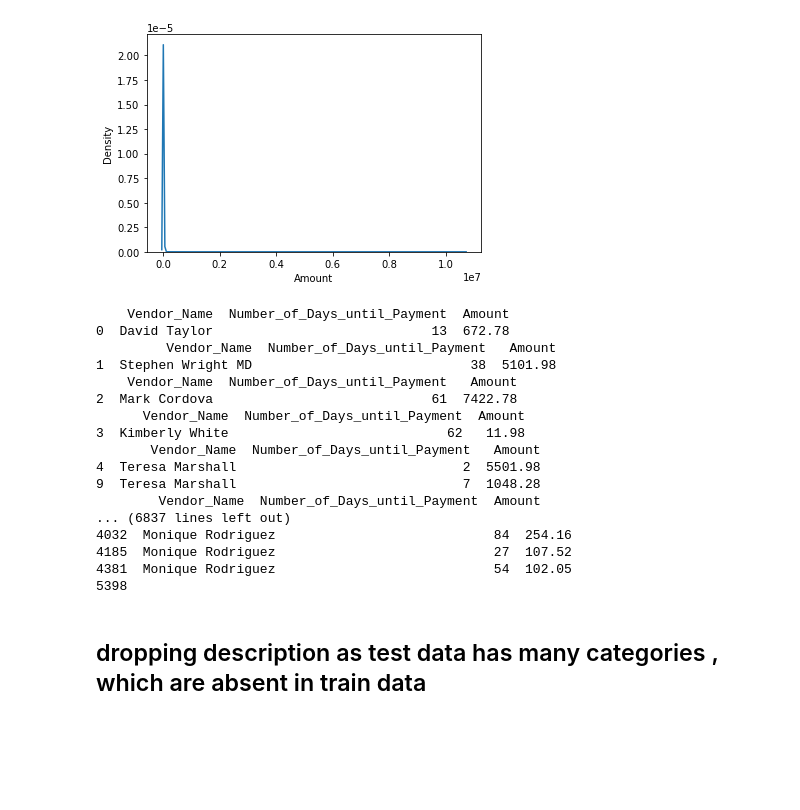
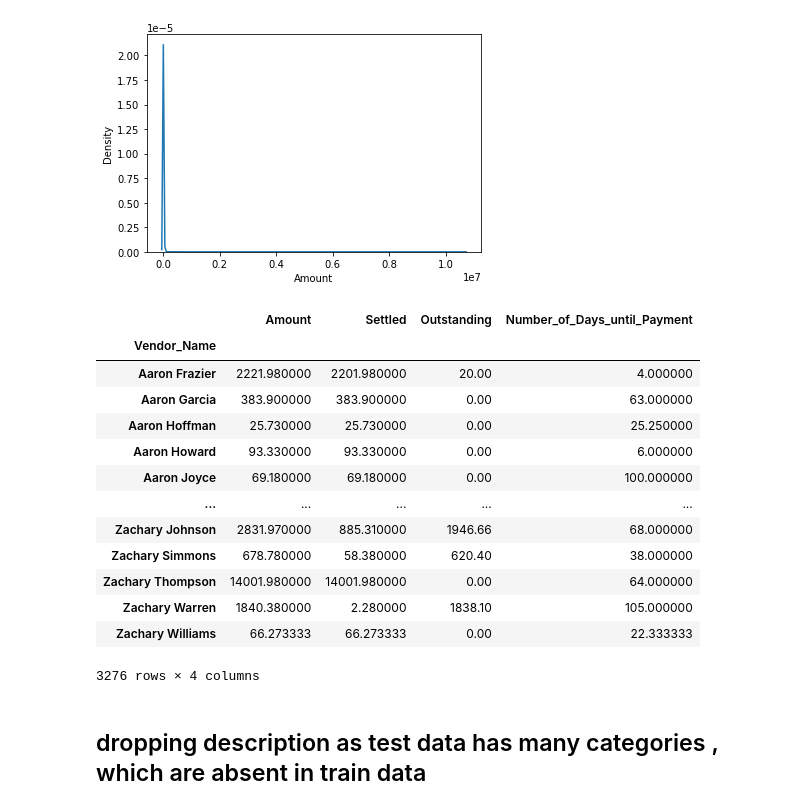
Before and after one commit to Dcoder422/Cassandra-Final-Round-UDYAM-22, a Jupyter notebook: Cassandra_final_round.ipynb, the cells around one changed output. Saved outputs shown, nothing was run; the diff lists cells and outputs as text; code cells hidden in the pictures; blank space fills up the shorter version.

```diff
--- a/Cassandra_final_round.ipynb
+++ b/Cassandra_final_round.ipynb
@@ -32,27 +32,23 @@ sns.kdeplot(df_train['Amount'])
 # %% [output]
 <AxesSubplot:xlabel='Amount', ylabel='Density'>
 [figure]
-# %%
-for i in df_train['Vendor_Name'].unique():
-    print(df_train.loc[df_train['Vendor_Name']==i, ['Vendor_Name','Number_of_Days_until_Payment','Amount']])
-# %% [output]
-    Vendor_Name  Number_of_Days_until_Payment  Amount
-0  David Taylor                            13  672.78
-         Vendor_Name  Number_of_Days_until_Payment   Amount
-1  Stephen Wright MD                            38  5101.98
-    Vendor_Name  Number_of_Days_until_Payment   Amount
-2  Mark Cordova                            61  7422.78
-      Vendor_Name  Number_of_Days_until_Payment  Amount
-3  Kimberly White                            62   11.98
-       Vendor_Name  Number_of_Days_until_Payment   Amount
-4  Teresa Marshall                             2  5501.98
-9  Teresa Marshall                             7  1048.28
-        Vendor_Name  Number_of_Days_until_Payment  Amount
-... (6837 lines left out)
-4032  Monique Rodriguez                            84  254.16
-4185  Monique Rodriguez                            27  107.52
-4381  Monique Rodriguez                            54  102.05
-5398
+# %%
+df_train.groupby(['Vendor_Name']).mean()
+# %% [output]
+|  | Amount | Settled | Outstanding | Number_of_Days_until_Payment |
+| Vendor_Name |  |  |  |  |
+| Aaron Frazier | 2221.980000 | 2201.980000 | 20.00 | 4.000000 |
+| Aaron Garcia | 383.900000 | 383.900000 | 0.00 | 63.000000 |
+| Aaron Hoffman | 25.730000 | 25.730000 | 0.00 | 25.250000 |
+| Aaron Howard | 93.330000 | 93.330000 | 0.00 | 6.000000 |
+| Aaron Joyce | 69.180000 | 69.180000 | 0.00 | 100.000000 |
+| ... | ... | ... | ... | ... |
+| Zachary Johnson | 2831.970000 | 885.310000 | 1946.66 | 68.000000 |
+| Zachary Simmons | 678.780000 | 58.380000 | 620.40 | 38.000000 |
+| Zachary Thompson | 14001.980000 | 14001.980000 | 0.00 | 64.000000 |
+| Zachary Warren | 1840.380000 | 2.280000 | 1838.10 | 105.000000 |
+| Zachary Williams | 66.273333 | 66.273333 | 0.00 | 22.333333 |
+3276 rows × 4 columns
 # %% [markdown]
 ## dropping description as test data has many categories , which are absent in train data
 # %%
```
